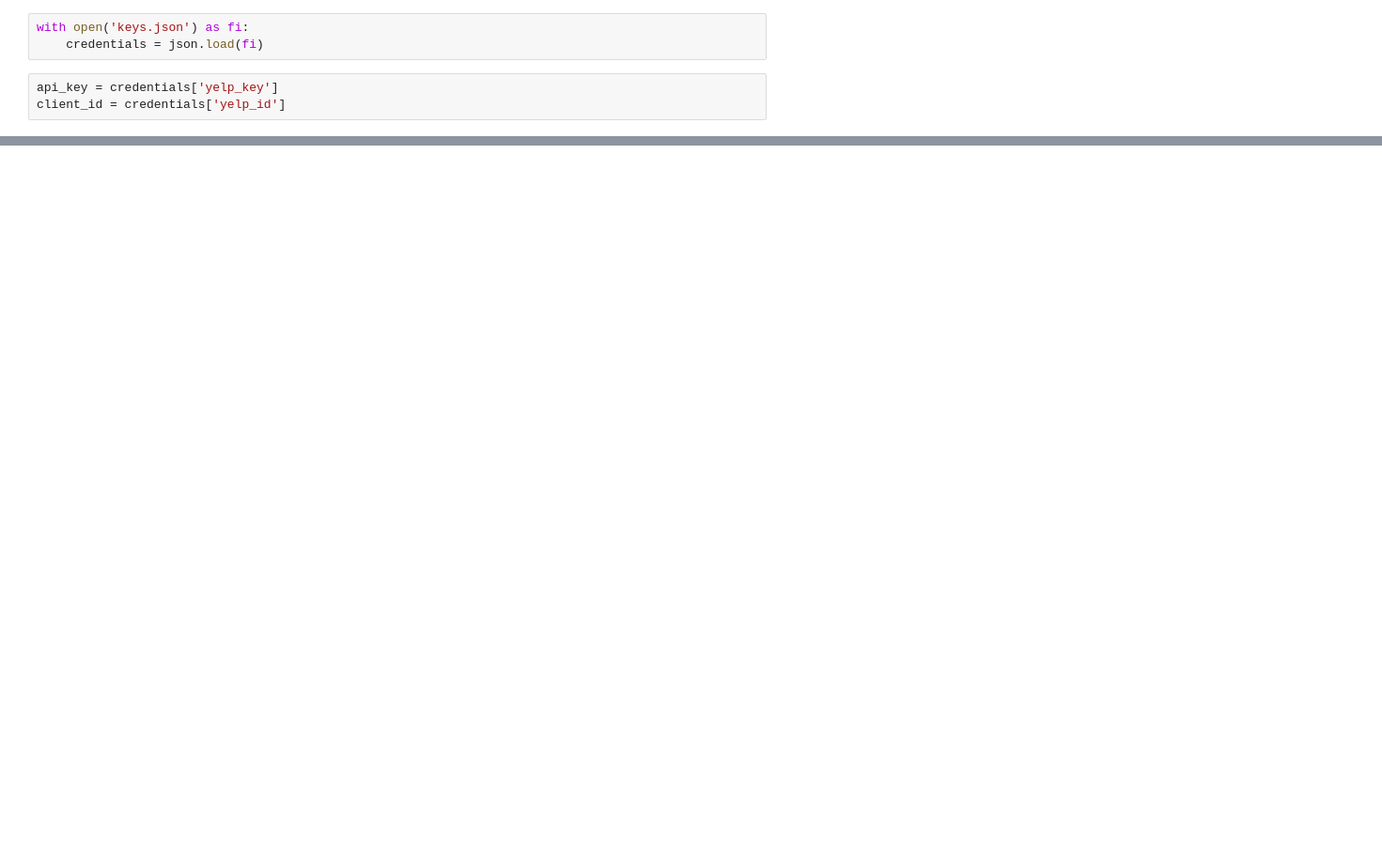
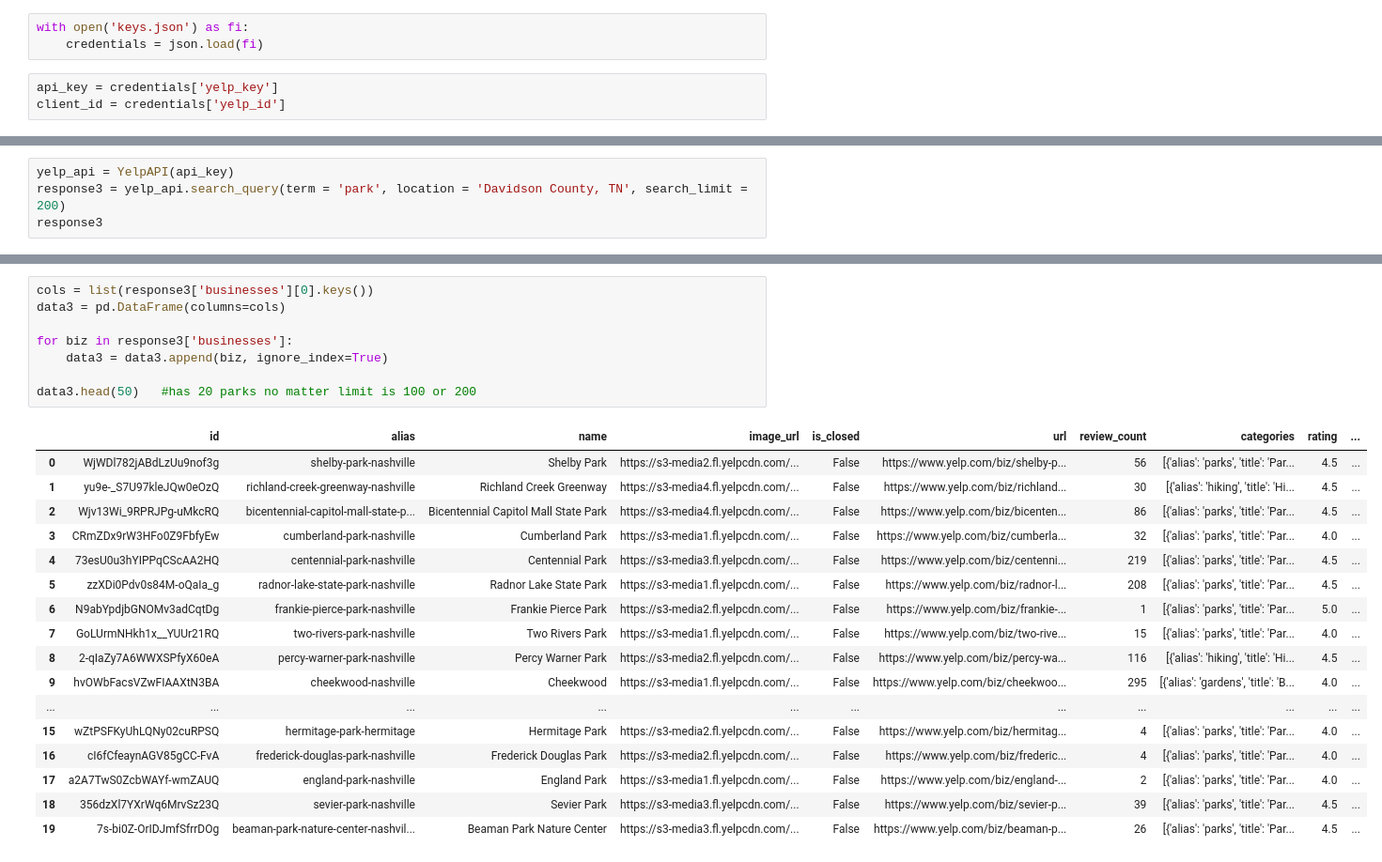
Before and after one commit to kahartley1/first_births, a Jupyter notebook: Notebooks/Capstone.ipynb, the cells around one changed output, grey strips where cells are left out. Shown at 94% size. Drawn from its saved outputs; the diff is of its cells as text; blank space fills up the shorter version.

```diff
--- a/Notebooks/Capstone.ipynb
+++ b/Notebooks/Capstone.ipynb
@@ -40,0 +191,4 @@ data.head(50)   #has 20 parks no matter limit is 100 or 200
+# %%
+yelp_api = YelpAPI(api_key)
+response3 = yelp_api.search_query(term = 'park', location = 'Davidson County, TN', search_limit = 200)
+response3
@@ -40,0 +213,26 @@ data.head(50)   #has 20 parks no matter limit is 100 or 200
+# %%
+cols = list(response3['businesses'][0].keys())
+data3 = pd.DataFrame(columns=cols)
+
+for biz in response3['businesses']:
+    data3 = data3.append(biz, ignore_index=True)
+
+data3.head(50)   #has 20 parks no matter limit is 100 or 200
+# %% [output]
+|  | id | alias | name | image_url | is_closed | url | review_count | categories | rating | ... |
+| 0 | WjWDl782jABdLzUu9nof3g | shelby-park-nashville | Shelby Park | https://s3-media2.fl.yelpcdn.com/... | False | https://www.yelp.com/biz/shelby-p... | 56 | [{'alias': 'parks', 'title': 'Par... | 4.5 | ... |
+| 1 | yu9e-_S7U97kleJQw0eOzQ | richland-creek-greenway-nashville | Richland Creek Greenway | https://s3-media4.fl.yelpcdn.com/... | False | https://www.yelp.com/biz/richland... | 30 | [{'alias': 'hiking', 'title': 'Hi... | 4.5 | ... |
+| 2 | Wjv13Wi_9RPRJPg-uMkcRQ | bicentennial-capitol-mall-state-p... | Bicentennial Capitol Mall State Park | https://s3-media4.fl.yelpcdn.com/... | False | https://www.yelp.com/biz/bicenten... | 86 | [{'alias': 'parks', 'title': 'Par... | 4.5 | ... |
+| 3 | CRmZDx9rW3HFo0Z9FbfyEw | cumberland-park-nashville | Cumberland Park | https://s3-media1.fl.yelpcdn.com/... | False | https://www.yelp.com/biz/cumberla... | 32 | [{'alias': 'parks', 'title': 'Par... | 4.0 | ... |
+| 4 | 73esU0u3hYIPPqCScAA2HQ | centennial-park-nashville | Centennial Park | https://s3-media3.fl.yelpcdn.com/... | False | https://www.yelp.com/biz/centenni... | 219 | [{'alias': 'parks', 'title': 'Par... | 4.5 | ... |
+| 5 | zzXDi0Pdv0s84M-oQaIa_g | radnor-lake-state-park-nashville | Radnor Lake State Park | https://s3-media1.fl.yelpcdn.com/... | False | https://www.yelp.com/biz/radnor-l... | 208 | [{'alias': 'parks', 'title': 'Par... | 4.5 | ... |
+| 6 | N9abYpdjbGNOMv3adCqtDg | frankie-pierce-park-nashville | Frankie Pierce Park | https://s3-media2.fl.yelpcdn.com/... | False | https://www.yelp.com/biz/frankie-... | 1 | [{'alias': 'parks', 'title': 'Par... | 5.0 | ... |
+| 7 | GoLUrmNHkh1x__YUUr21RQ | two-rivers-park-nashville | Two Rivers Park | https://s3-media1.fl.yelpcdn.com/... | False | https://www.yelp.com/biz/two-rive... | 15 | [{'alias': 'parks', 'title': 'Par... | 4.0 | ... |
+| 8 | 2-qIaZy7A6WWXSPfyX60eA | percy-warner-park-nashville | Percy Warner Park | https://s3-media2.fl.yelpcdn.com/... | False | https://www.yelp.com/biz/percy-wa... | 116 | [{'alias': 'hiking', 'title': 'Hi... | 4.5 | ... |
+| 9 | hvOWbFacsVZwFIAAXtN3BA | cheekwood-nashville | Cheekwood | https://s3-media1.fl.yelpcdn.com/... | False | https://www.yelp.com/biz/cheekwoo... | 295 | [{'alias': 'gardens', 'title': 'B... | 4.0 | ... |
+| ... | ... | ... | ... | ... | ... | ... | ... | ... | ... | ... |
+| 15 | wZtPSFKyUhLQNy02cuRPSQ | hermitage-park-hermitage | Hermitage Park | https://s3-media2.fl.yelpcdn.com/... | False | https://www.yelp.com/biz/hermitag... | 4 | [{'alias': 'parks', 'title': 'Par... | 4.0 | ... |
+| 16 | cI6fCfeaynAGV85gCC-FvA | frederick-douglas-park-nashville | Frederick Douglas Park | https://s3-media2.fl.yelpcdn.com/... | False | https://www.yelp.com/biz/frederic... | 4 | [{'alias': 'parks', 'title': 'Par... | 4.0 | ... |
+| 17 | a2A7TwS0ZcbWAYf-wmZAUQ | england-park-nashville | England Park | https://s3-media1.fl.yelpcdn.com/... | False | https://www.yelp.com/biz/england-... | 2 | [{'alias': 'parks', 'title': 'Par... | 4.0 | ... |
+| 18 | 356dzXl7YXrWq6MrvSz23Q | sevier-park-nashville | Sevier Park | https://s3-media3.fl.yelpcdn.com/... | False | https://www.yelp.com/biz/sevier-p... | 39 | [{'alias': 'parks', 'title': 'Par... | 4.5 | ... |
+| 19 | 7s-bi0Z-OrIDJmfSfrrDOg | beaman-park-nature-center-nashvil... | Beaman Park Nature Center | https://s3-media3.fl.yelpcdn.com/... | False | https://www.yelp.com/biz/beaman-p... | 26 | [{'alias': 'parks', 'title': 'Par... | 4.5 | ... |
```
Also changed, not shown: parts of 20 cells of this notebook.
